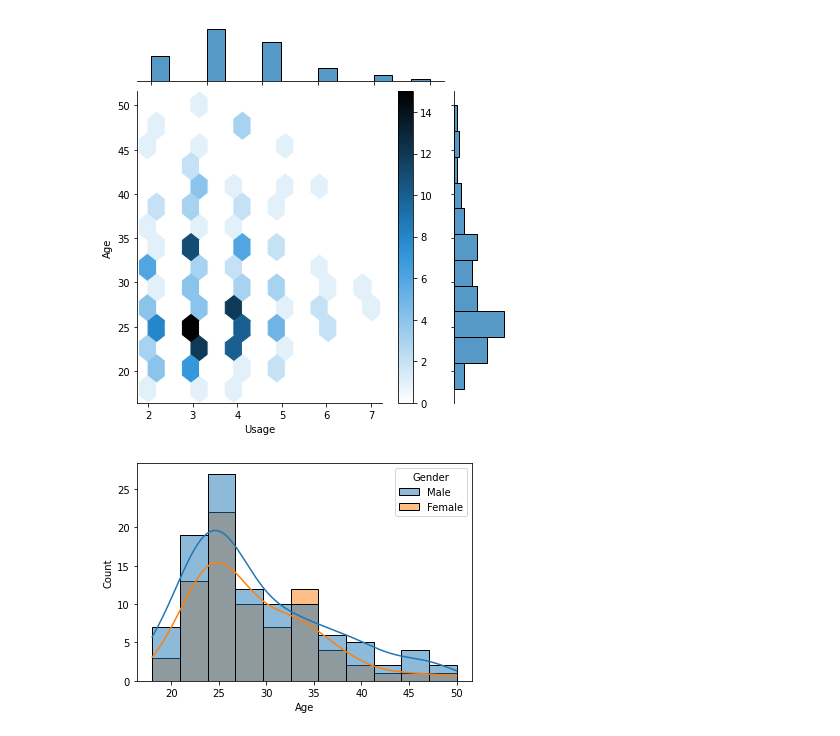
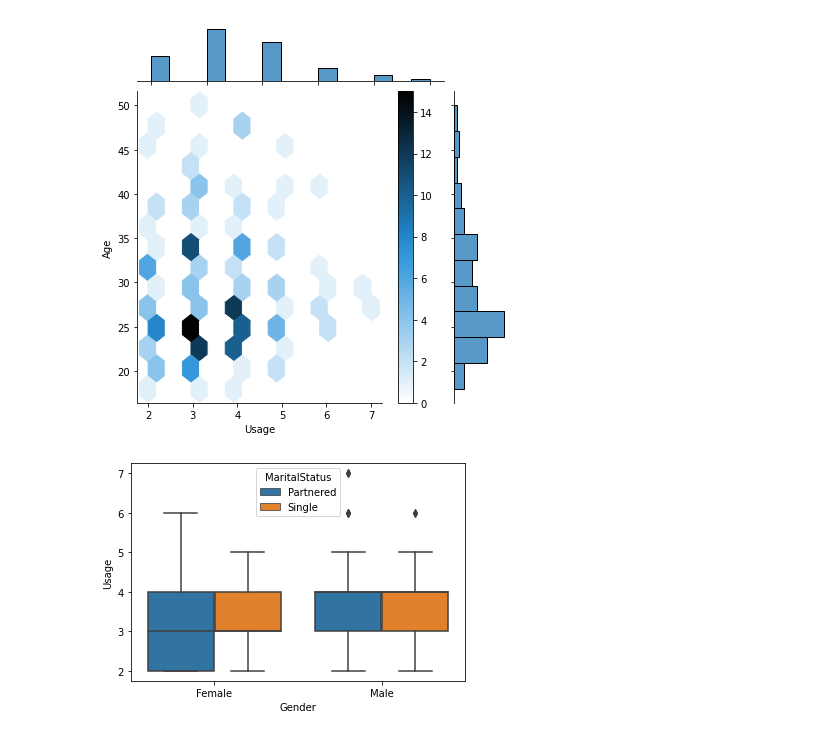
Before and after one commit to Isaac009/PGP-AIML, a Jupyter notebook: Projects/p/CardioGoodProject.ipynb, the cells around one changed output. Cells and saved outputs as stored; diff of their text form; code cells hidden in the pictures.

```diff
--- a/Projects/p/CardioGoodProject.ipynb
+++ b/Projects/p/CardioGoodProject.ipynb
@@ -365,7 +381,7 @@ sns.jointplot(data=df, x='Usage', y='Age', kind="hex");
 plt.colorbar(); # adds a separate axis indicating the color scale in this plot
 # %% [output]
 [figure]
-# %%
-sns.histplot(data=df, x='Age', hue='Gender', kde=True);
-# %% [output]
-[figure, removed]
+# %%
+sns.boxplot(df.Gender, df.Usage, hue=df.MaritalStatus);
+# %% [output]
+[figure, added]
```
Also changed, not shown: parts of 36 cells of this notebook, 3 other files.
